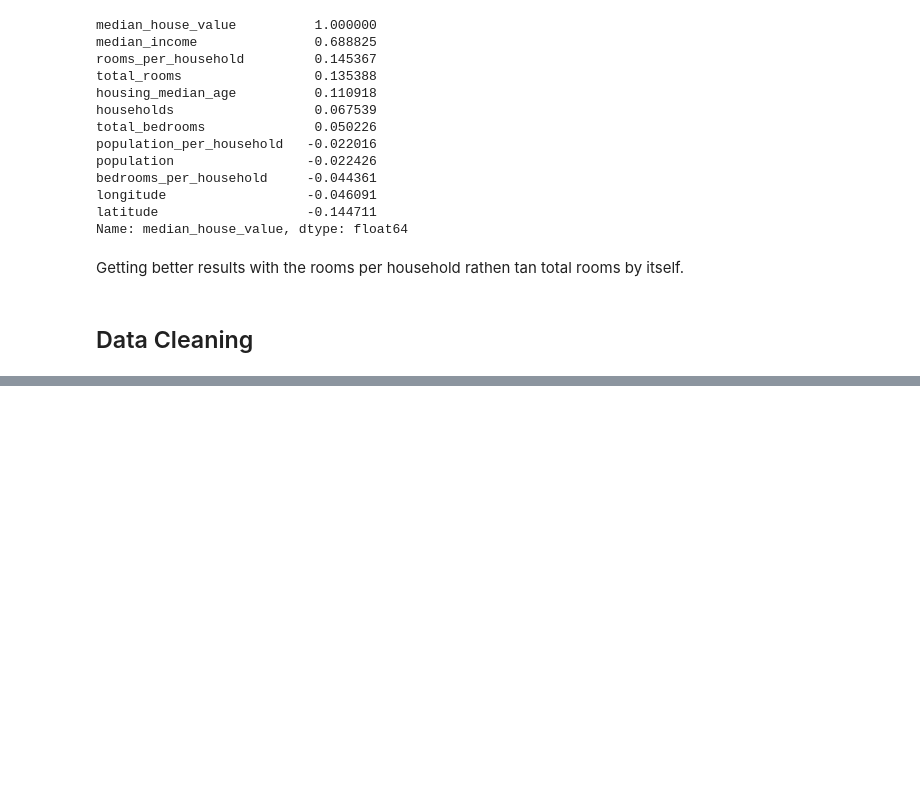
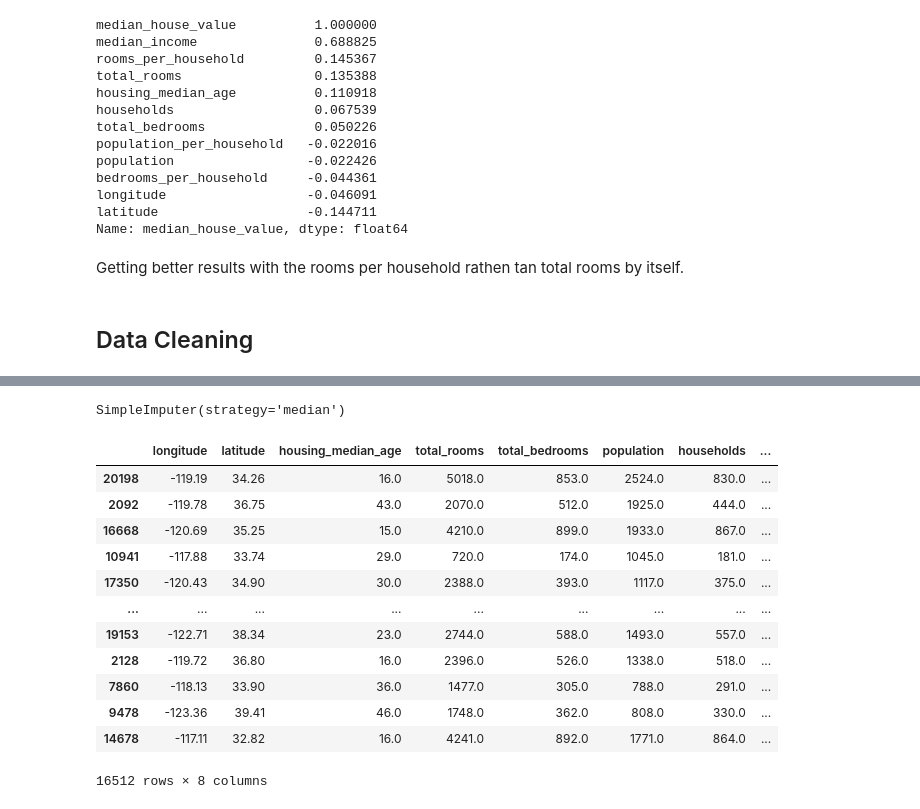
Before and after one commit to Mateocontrerass/data_projects, a Jupyter notebook: Predicting_house_prices/notebook.ipynb, the cells around one changed output, grey strips where cells are left out. Cells and saved outputs as stored; diff of their text form; code cells hidden in the pictures; blank space fills up the shorter version.

```diff
--- a/Predicting_house_prices/notebook.ipynb
+++ b/Predicting_house_prices/notebook.ipynb
@@ -293,8 +293,8 @@ Name: median_house_value, dtype: float64
 # %% [markdown]
 Getting better results with the rooms per household rathen tan total rooms by itself.
 # %%
-housing_t2 = housing_t.drop("median_house_value",axis=1)
-housing_t2_target = housing_t["median_house_value"].copy()
+housing = train.drop("median_house_value",axis=1)
+housing_target = train["median_house_value"].copy()
 # %% [markdown]
 ## Data Cleaning
 # %% [markdown]
@@ -306,7 +316 @@ To handle NA values there are three options:
 Bear in mind that if the third option is chosen, the median must be saved to impute it on the testing set and do the same transformations -with the same parameters-.
-# %%
-housing.dropna(subset=["total_bedrooms"])    # option 1
-housing.drop("total_bedrooms", axis=1)       # option 2
-
-median = housing["total_bedrooms"].median()  # option 3
-housing["total_bedrooms"].fillna(median, inplace=True)
@@ -312,0 +327,31 @@ housing["total_bedrooms"].fillna(median, inplace=True)
+# %%
+from sklearn.impute import SimpleImputer
+
+imputer = SimpleImputer(strategy="median")
+
+def drop_objects(df: pd.DataFrame)->pd.DataFrame:
+    df.drop(df.select_dtypes(include="object").columns.to_list(),axis=1, inplace=True)
+    return df
+
+housing_nums = drop_objects(housing)
+
+imputer.fit(housing_nums) # Got to save these in case we need to transform the testing set too
+# %% [output]
+SimpleImputer(strategy='median')
+# %%
+x = imputer.transform(housing_nums)
+housing_tr = pd.DataFrame(x, columns=housing_nums.columns, index=housing_nums.index)
+# %% [output]
+|  | longitude | latitude | housing_median_age | total_rooms | total_bedrooms | population | households | ... |
+| 20198 | -119.19 | 34.26 | 16.0 | 5018.0 | 853.0 | 2524.0 | 830.0 | ... |
+| 2092 | -119.78 | 36.75 | 43.0 | 2070.0 | 512.0 | 1925.0 | 444.0 | ... |
+| 16668 | -120.69 | 35.25 | 15.0 | 4210.0 | 899.0 | 1933.0 | 867.0 | ... |
+| 10941 | -117.88 | 33.74 | 29.0 | 720.0 | 174.0 | 1045.0 | 181.0 | ... |
+| 17350 | -120.43 | 34.90 | 30.0 | 2388.0 | 393.0 | 1117.0 | 375.0 | ... |
+| ... | ... | ... | ... | ... | ... | ... | ... | ... |
+| 19153 | -122.71 | 38.34 | 23.0 | 2744.0 | 588.0 | 1493.0 | 557.0 | ... |
+| 2128 | -119.72 | 36.80 | 16.0 | 2396.0 | 526.0 | 1338.0 | 518.0 | ... |
+| 7860 | -118.13 | 33.90 | 36.0 | 1477.0 | 305.0 | 788.0 | 291.0 | ... |
+| 9478 | -123.36 | 39.41 | 46.0 | 1748.0 | 362.0 | 808.0 | 330.0 | ... |
+| 14678 | -117.11 | 32.82 | 16.0 | 4241.0 | 892.0 | 1771.0 | 864.0 | ... |
+16512 rows × 8 columns
```
Also changed, not shown: parts of 2 cells of this notebook.
